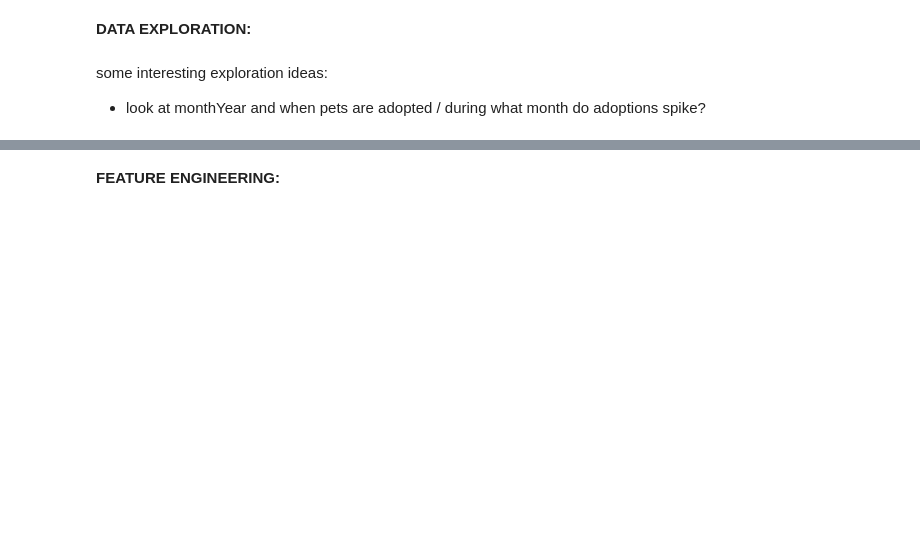
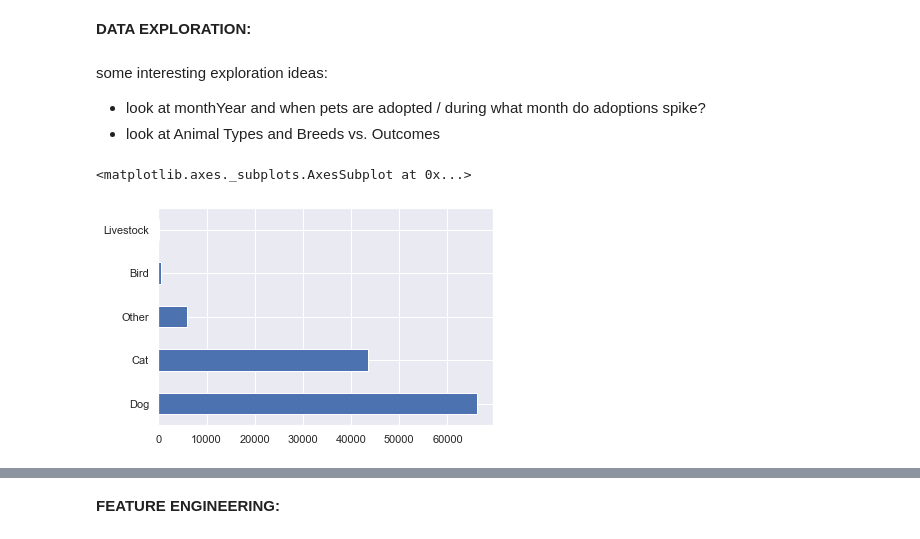
Before and after one commit to melanie-klock/data_analytics_proj, a Jupyter notebook: animal shelter analysis.ipynb, the cells around one changed output, grey strips where cells are left out. Cells and saved outputs as stored; diff of their text form; code cells hidden in the pictures; blank space fills up the shorter version.

Commit message:
updated data cleaning and feature engineering

```diff
--- a/animal shelter analysis.ipynb
+++ b/animal shelter analysis.ipynb
@@ -108,0 +86,21 @@ data = data.drop(columns = ['DateTime'])
+# %%
+#this function takes a length of time and transforms it into # of days.
+#If there is a negative # , a zero, or the input does not match any formats, give the cell a None value.
+# we will say one month has 30 days.
+def time_days(time):
+    timesplit = time.split()
+    number = timesplit[0]
+    if(int(number) < 0): #if number is negative, return None
+        return None
+    unit = timesplit[1]
+    if 'year' in unit:
+        return (int(number) * 365)
+    elif 'month' in unit:
+        return (int(number) * 30)
+    elif 'week' in unit:
+        return (int(number) * 7)
+    elif 'days' in unit:
+        return (int(number))
+# %%
+#age --> days
+data['Age upon Outcome'] = data.apply(lambda x: time_days(x['Age upon Outcome']), axis = 1)
@@ -108,0 +116,5 @@ data = data.drop(columns = ['DateTime'])
+# %%
+#drop rows with missing ages:
+print(data['Age upon Outcome'].isna().sum())
+data = data.dropna(subset = ['Age upon Outcome'])
+data.shape
@@ -108,0 +126,5 @@ data = data.drop(columns = ['DateTime'])
+# %%
+#change columns
+clean_data = data.copy() #make a copy of the data for EDA
+clean_data.columns = ['id', 'name', 'date', 'dob', 'outcome', 'animal_type','sex', 'age', 'breed', 'color']
+clean_data.head()
@@ -111,3 +140,9 @@ data = data.drop(columns = ['DateTime'])
 # %% [markdown]
 some interesting exploration ideas:<br>
 - look at monthYear and when pets are adopted / during what month do adoptions spike?
+- look at Animal Types and Breeds vs. Outcomes
+# %%
+clean_data['animal_type'].value_counts().plot(kind = 'barh')
+# %% [output]
+<matplotlib.axes._subplots.AxesSubplot at 0x...>
+[figure, added]
```
Also changed, not shown: parts of 48 cells of this notebook.
